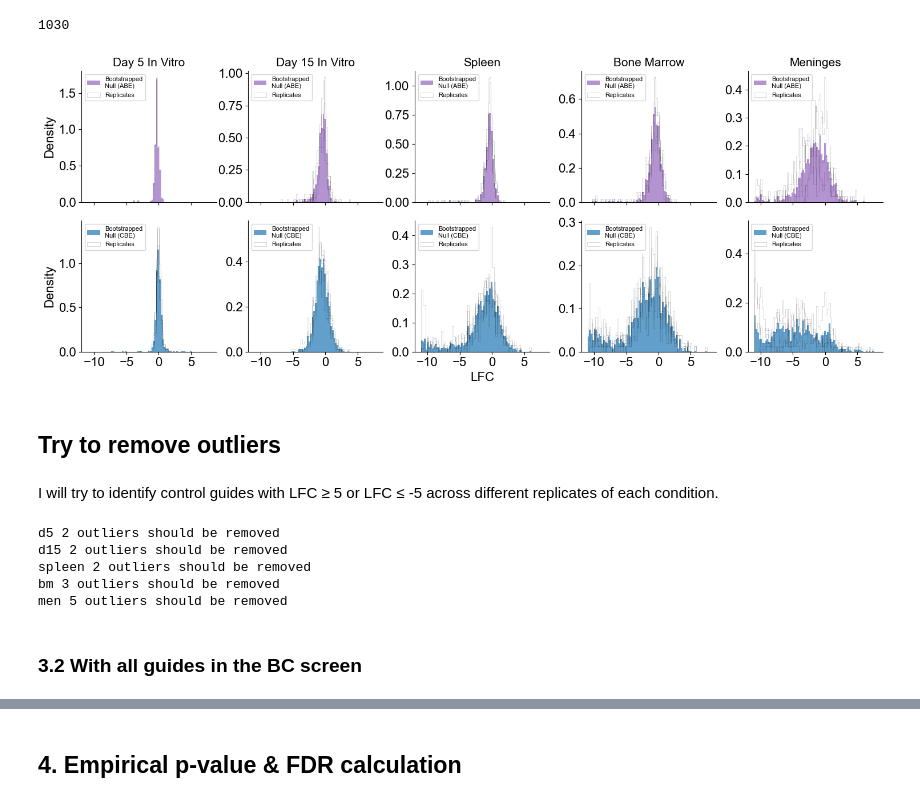
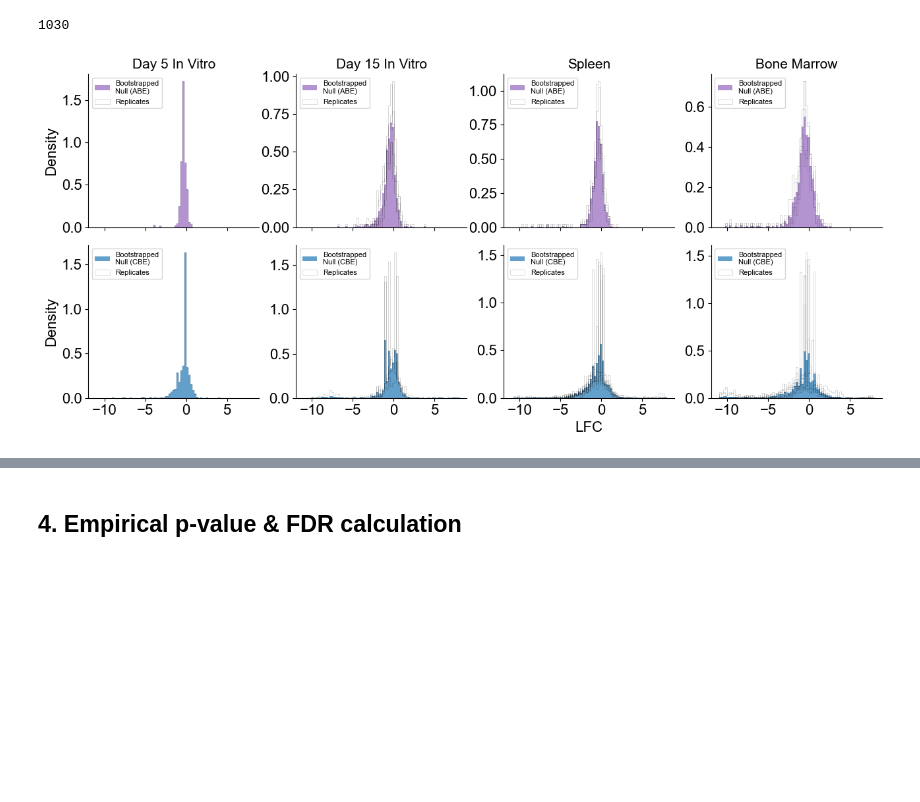
Before and after one commit to kexindon/B-ALL-in-vivo-base-editing, a Jupyter notebook: focused_3_LFC_calculation.ipynb, the cells around one changed output, grey strips where cells are left out. Saved outputs shown, nothing was run; the diff lists cells and outputs as text; code cells hidden in the pictures; blank space fills up the shorter version.

```diff
--- a/focused_3_LFC_calculation.ipynb
+++ b/focused_3_LFC_calculation.ipynb
@@ -169,27 +169,17 @@ ABE_EPO_samps_to_merge = ABE_BC_samps_to_merge = [['bm1', 'bm2', 'bm3', 'bm4', '
 ['d5'],
 ['input'],
 ['lib'],
-['men1', 'men2', 'men3','men4', 'men5'],
+# ['men1', 'men2', 'men3','men4', 'men5'],
 ['spleen1', 'spleen2', 'spleen3', 'spleen4', 'spleen5']]
-ABE_EPO_new_name = ABE_BC_new_name = ['bm', 'd15', 'd5','input','lib','men', 'spleen']
+ABE_EPO_new_name = ABE_BC_new_name = ['bm', 'd15', 'd5','input','lib','spleen']
 
-CBE_BC_samps_to_merge = [['bm1', 'bm2', 'bm4'],
+CBE_EPO_samps_to_merge = CBE_BC_samps_to_merge = [['bm1', 'bm2', 'bm3', 'bm4', 'bm5','bm6','bm7','bm8','bm9','bm10'],
 ['d15-rep1', 'd15-rep2', 'd15-rep3','d15-rep4', 'd15-rep5'],
-['d5-rep1', 'd5-rep2', 'd5-rep3','d5-rep4', 'd5-rep5'],
-['input-rep1','input-rep2','input-rep3','input-rep4','input-rep5'],
+['d5'],
+['input'],
 ['lib'],
-['men1', 'men2', 'men4'],
-['spleen1', 'spleen2', 'spleen4']]
-CBE_BC_new_name = ['bm', 'd15', 'd5','input','lib','men', 'spleen']
-
-CBE_EPO_samps_to_merge = [['bm1', 'bm2', 'bm3', 'bm4', 'bm5'],
-['d15-rep1', 'd15-rep2', 'd15-rep3','d15-rep4', 'd15-rep5'],
-['d5-rep1', 'd5-rep2', 'd5-rep3','d5-rep4', 'd5-rep5'],
-['input-rep1','input-rep2','input-rep3','input-rep4','input-rep5'],
-['lib'],
-['men1', 'men2', 'men3','men4', 'men5'],
-['spleen1', 'spleen2', 'spleen3', 'spleen4', 'spleen5']]
-CBE_EPO_new_name = ['bm', 'd15', 'd5','input','lib','men', 'spleen']
+['spleen1', 'spleen2', 'spleen3', 'spleen4', 'spleen5', 'spleen6', 'spleen7', 'spleen8', 'spleen9', 'spleen10']]
+CBE_EPO_new_name = CBE_BC_new_name = ['bm', 'd15', 'd5','input','lib', 'spleen']
 # %%
 ABE_EPO_SAMP_DICT = ABE_BC_SAMP_DICT = dict(zip(ABE_EPO_new_name, ABE_EPO_samps_to_merge))
 CBE_BC_SAMP_DICT = dict(zip(CBE_BC_new_name, CBE_BC_samps_to_merge))
@@ -197,15 +187,15 @@ CBE_EPO_SAMP_DICT = dict(zip(CBE_EPO_new_name, CBE_EPO_samps_to_merge))
 # %%
 #generate LFC tables
 ABE_EPO_LFC = LFC_table_generator(ABE_EPO_RPM, ABE_EPO_SAMP_DICT, t0_comparison=['input'])
-CBE_EPO_LFC = LFC_table_generator(CBE_EPO_RPM, CBE_EPO_SAMP_DICT, t0_comparison=['input-rep1','input-rep2','input-rep3','input-rep4','input-rep5'])
+CBE_EPO_LFC = LFC_table_generator(CBE_EPO_RPM, CBE_EPO_SAMP_DICT, t0_comparison=['input'])
 ABE_BC_LFC = LFC_table_generator(ABE_BC_RPM, ABE_BC_SAMP_DICT, t0_comparison=['input'])
-CBE_BC_LFC = LFC_table_generator(CBE_BC_RPM, CBE_BC_SAMP_DICT, t0_comparison=['input-rep1','input-rep2','input-rep3','input-rep4','input-rep5'])
+CBE_BC_LFC = LFC_table_generator(CBE_BC_RPM, CBE_BC_SAMP_DICT, t0_comparison=['input'])
 # %%
-fp = '/Users/kexindong/Documents/GitHub/PhD-FSR-MH-Lab/07_B-ALL_resubmission_20250819/validation_screen_analysis/MLE'
+fp = 'MLE/focused/'
 D5_ABE_BC = pd.read_csv(os.path.join(fp,'ABE_BC','d5.csv'))
 D5_ABE_EPO = pd.read_csv(os.path.join(fp,'ABE_EPO','d5.csv'))
-D5_CBE_BC = pd.read_csv(os.path.join(fp,'CBE_BC','d5.csv'))
-D5_CBE_EPO = pd.read_csv(os.path.join(fp,'CBE_EPO','d5.csv'))
+D5_CBE_BC = pd.read_csv(os.path.join(fp,'CBE_BC_NEW','d5.csv'))
+D5_CBE_EPO = pd.read_csv(os.path.join(fp,'CBE_EPO_NEW','d5.csv'))
 # %%
 #and then adding in editing information to the dataframe
 ABE_EPO_EDITING = D5_ABE_EPO[['Guide_ID', 'Reads_aligned_all_amplicons', 'corr_perc','target_base_edit_perc', 'byproduct_INDEL_perc','byproduct_sub_perc']].rename(columns = {'Guide_ID':'gRNA_id', 'Reads_aligned_all_amplicons': 'sensor_reads'})
@@ -315,7 +305,7 @@ ABE_controls = ABE_EPO_LFC_table_w_editing[ABE_EPO_LFC_table_w_editing['classifi
 CBE_controls = CBE_EPO_LFC_table_w_editing[CBE_EPO_LFC_table_w_editing['classification'].isin(null)].reset_index(drop=True)
 # %%
 #generate null distributions with bootstrapping
-conditions = ['d5', 'd15', 'spleen', 'bm', 'men']
+conditions = ['d5', 'd15', 'spleen', 'bm']
 
 ABE_bootstrapped_nulls = []
 CBE_bootstrapped_nulls = []
@@ -348,10 +338,10 @@ len(nt_gRNA_values_ABE)
 # %%
 #visualizing the null distributions
 
-fig, ax = plt.subplots(2,5, figsize=(15,6), sharex=True, sharey=False)
+fig, ax = plt.subplots(2,4, figsize=(13,6), sharex=True, sharey=False)
 
-conditions = ['d5', 'd15', 'spleen', 'bm', 'men']
-name_dict = dict(zip(conditions, ['Day 5 In Vitro', 'Day 15 In Vitro', 'Spleen', 'Bone Marrow', 'Meninges']))
+conditions = ['d5', 'd15', 'spleen', 'bm']
+name_dict = dict(zip(conditions, ['Day 5 In Vitro', 'Day 15 In Vitro', 'Spleen', 'Bone Marrow']))
 
 for idx, condition in enumerate(conditions):
     bins = np.linspace(-11,8,80)
@@ -367,52 +357,32 @@ for idx, condition in enumerate(conditions):
     ax[0][idx].tick_params(axis='both', which='major', labelsize=16);
     ax[1][idx].tick_params(axis='both', which='major', labelsize=16);
 
     ax[0][0].set_ylabel('Density', fontsize=16)
     ax[1][0].set_ylabel('Density', fontsize=16)
     ax[1][2].set_xlabel('LFC', fontsize=16)
 
     ax[0][0].set_xticks([-10,-5,0,  5])
 
     #also plot the replicates
     samp_of_interest_CBE = CBE_EPO_SAMP_DICT[condition]
     samp_of_interest_ABE = ABE_EPO_SAMP_DICT[condition]
 
     for idx2, k in enumerate(samp_of_interest_ABE):
         if idx2==0:
             ax[0][idx].hist(ABE_controls[k], density=True, bins=bins, alpha=.2, linewidth=.5, color='black', histtype=u'step',label='Replicates')
         else:
             ax[0][idx].hist(ABE_controls[k], density=True, bins=bins, alpha=.2, linewidth=.5, color='black', histtype=u'step')
 
     for idx2, k in enumerate(samp_of_interest_CBE):
         if idx2==0:
             ax[1][idx].hist(CBE_controls[k], density=True, bins=bins, alpha=.2, linewidth=.5, color='black', histtype=u'step',label='Replicates')
         else:
             ax[1][idx].hist(CBE_controls[k], density=True, bins=bins, alpha=.2, linewidth=.5, color='black', histtype=u'step')
 
     ax[0][idx].legend(fontsize=8, loc='upper left')
     ax[1][idx].legend(fontsize=8, loc='upper left')
 
 fig.tight_layout()
-# plt.savefig('figures/null_epo.pdf')
+plt.savefig('figures_new_cbe/12_1_null_epo.pdf')
 # %% [output]
-[figure, old version]
+[figure, new version]
-# %% [markdown]
-## Try to remove outliers
-# %% [markdown]
-I will try to identify control guides with LFC ≥ 5 or LFC ≤ -5 across different replicates of each condition.
-# %%
-#generate null distributions with bootstrapping
-conditions = ['d5', 'd15', 'spleen', 'bm', 'men']
-
-for condition in conditions:
-    samp_of_interest_ABE = ABE_EPO_SAMP_DICT[condition]
-    outliers = ABE_controls[(ABE_controls[samp_of_interest_ABE].abs() > 2).all(axis=1)]
-    print(f'{condition} {len(outliers)} outliers should be removed')
-# %% [output]
-d5 2 outliers should be removed
-d15 2 outliers should be removed
-spleen 2 outliers should be removed
-bm 3 outliers should be removed
-men 5 outliers should be removed
-# %% [markdown]
-### 3.2 With all guides in the BC screen
```
Also changed, not shown: parts of 55 cells of this notebook, 21 other files.
